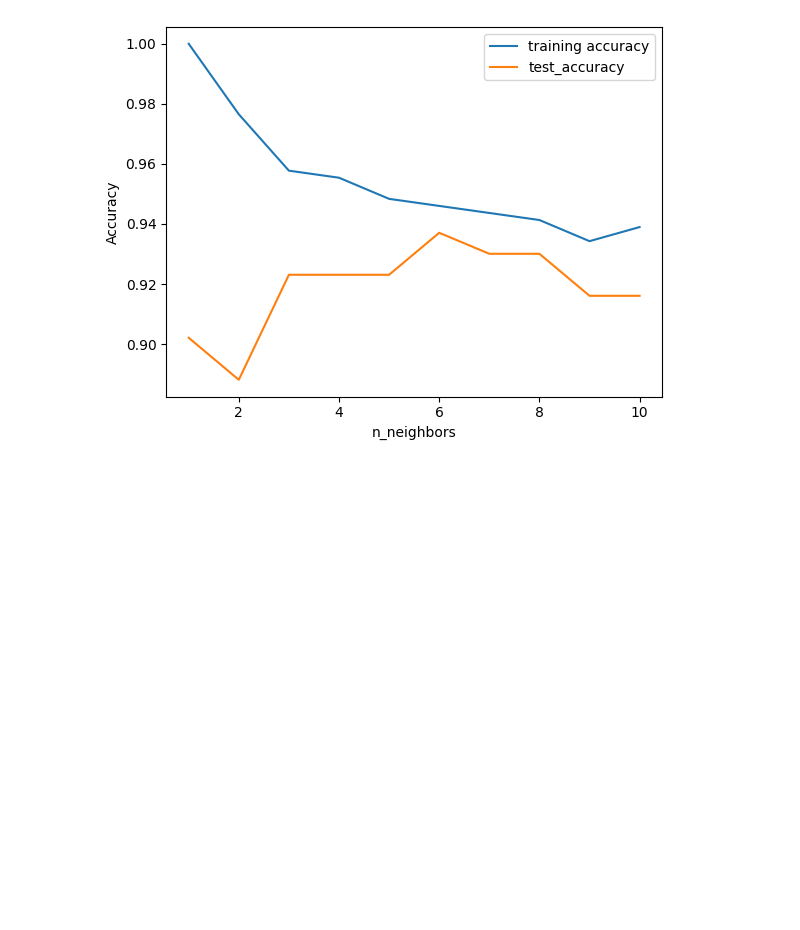
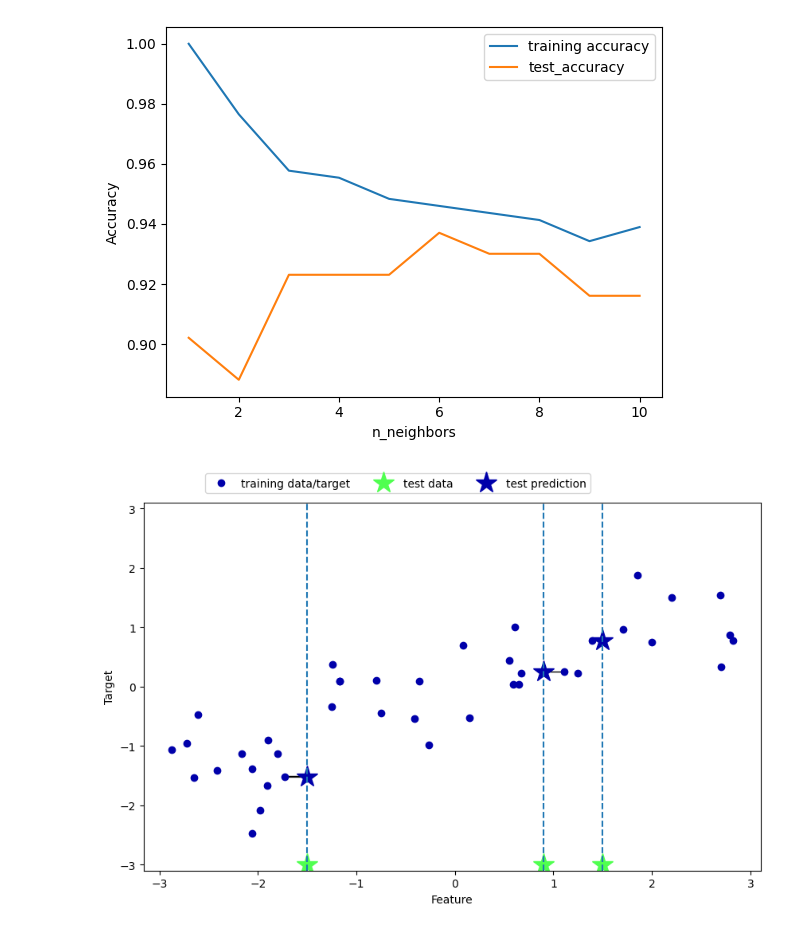
Before and after one commit to kotora260/Machine-Learning, a Jupyter notebook: chapter_2.ipynb, the cells around one changed output. Cells and saved outputs as stored; diff of their text form; code cells hidden in the pictures; blank space fills up the shorter version.

```diff
--- a/chapter_2.ipynb
+++ b/chapter_2.ipynb
@@ -128,3 +128,7 @@ plt.legend()
 # %% [output]
 <matplotlib.legend.Legend at 0x...>
 [figure]
+# %%
+mglearn.plots.plot_knn_regression(n_neighbors=1)
+# %% [output]
+[figure, added]
```
Also changed, not shown: parts of 5 cells of this notebook.
